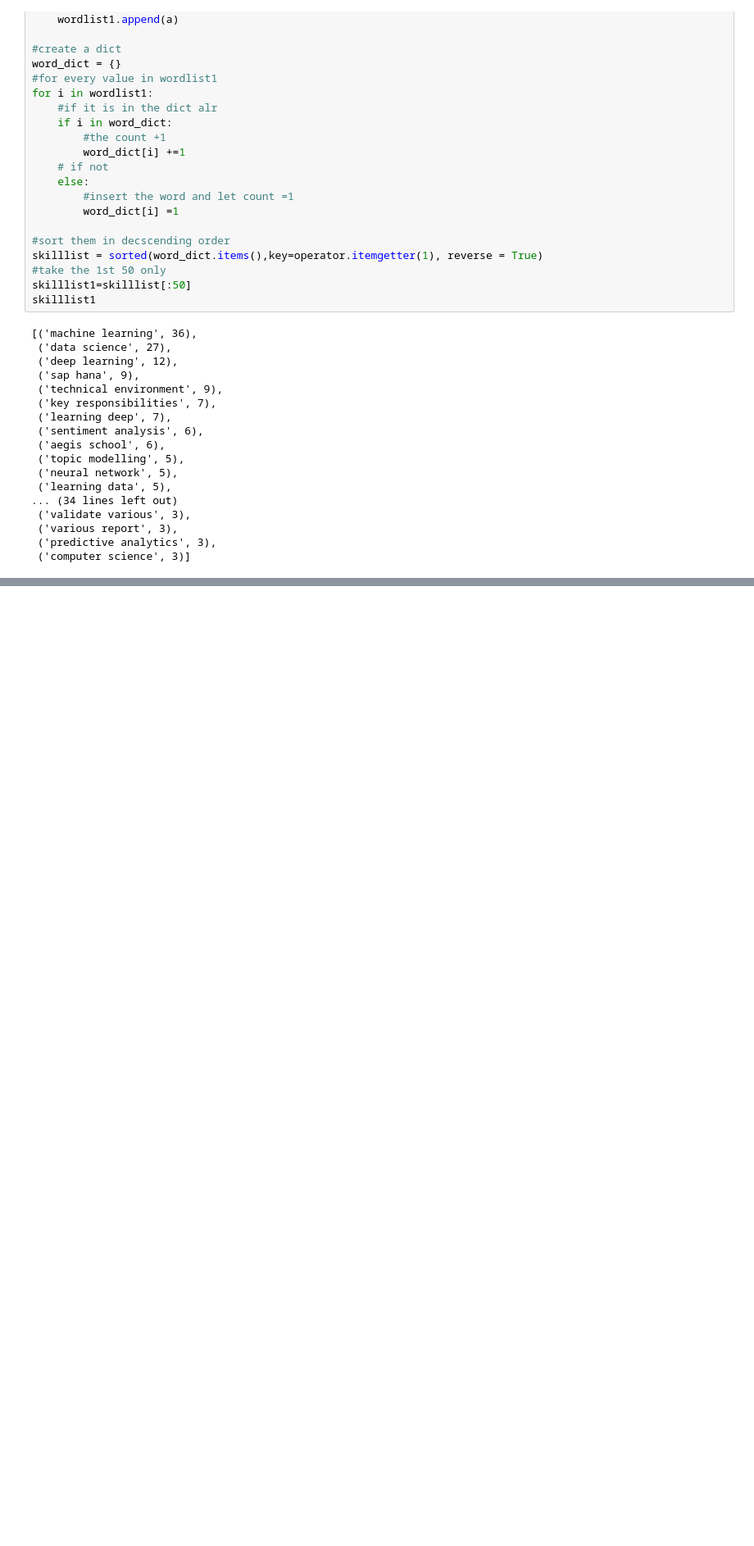
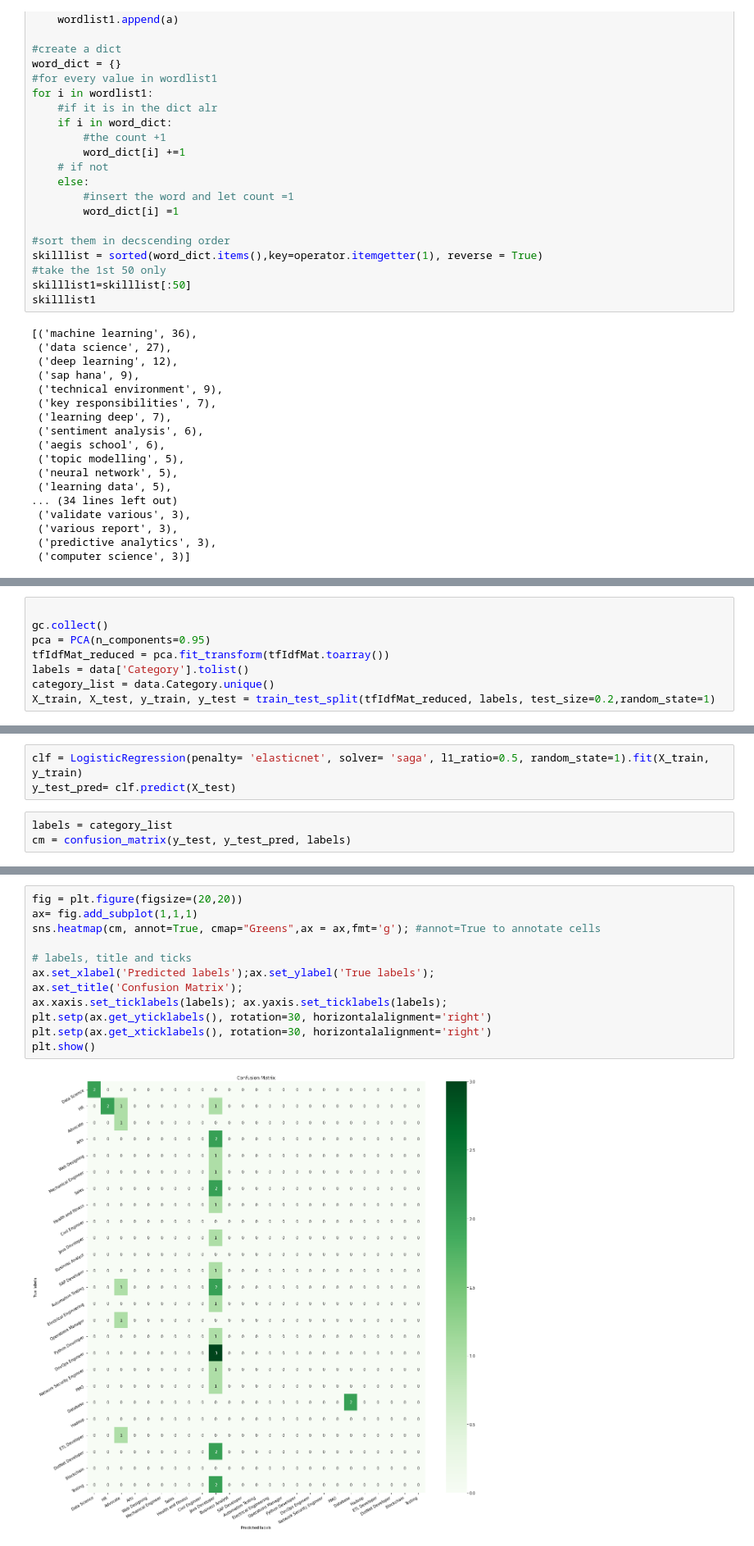
Before and after one commit to JiagengLi/mldaHackathon, a Jupyter notebook: Hackathon.ipynb, the cells around one changed output, grey strips where cells are left out. Shown: that part at 82% size. Drawn from its saved outputs; the diff is of its cells as text; blank space fills up the shorter version.

```diff
--- a/Hackathon.ipynb
+++ b/Hackathon.ipynb
@@ -149,0 +334,8 @@ skilllist1
+# %%
+
+gc.collect()
+pca = PCA(n_components=0.95)
+tfIdfMat_reduced = pca.fit_transform(tfIdfMat.toarray())
+labels = data['Category'].tolist()
+category_list = data.Category.unique()
+X_train, X_test, y_train, y_test = train_test_split(tfIdfMat_reduced, labels, test_size=0.2,random_state=1)
@@ -149,0 +348,6 @@ skilllist1
+# %%
+clf = LogisticRegression(penalty= 'elasticnet', solver= 'saga', l1_ratio=0.5, random_state=1).fit(X_train, y_train)
+y_test_pred= clf.predict(X_test)
+# %%
+labels = category_list
+cm = confusion_matrix(y_test, y_test_pred, labels)
@@ -149,0 +361,14 @@ skilllist1
+# %%
+fig = plt.figure(figsize=(20,20))
+ax= fig.add_subplot(1,1,1)
+sns.heatmap(cm, annot=True, cmap="Greens",ax = ax,fmt='g'); #annot=True to annotate cells
+
+# labels, title and ticks
+ax.set_xlabel('Predicted labels');ax.set_ylabel('True labels');
+ax.set_title('Confusion Matrix');
+ax.xaxis.set_ticklabels(labels); ax.yaxis.set_ticklabels(labels);
+plt.setp(ax.get_yticklabels(), rotation=30, horizontalalignment='right')
+plt.setp(ax.get_xticklabels(), rotation=30, horizontalalignment='right')
+plt.show()
+# %% [output]
+[figure, added]
```
Also changed, not shown: parts of 14 cells of this notebook, 1 other file.
